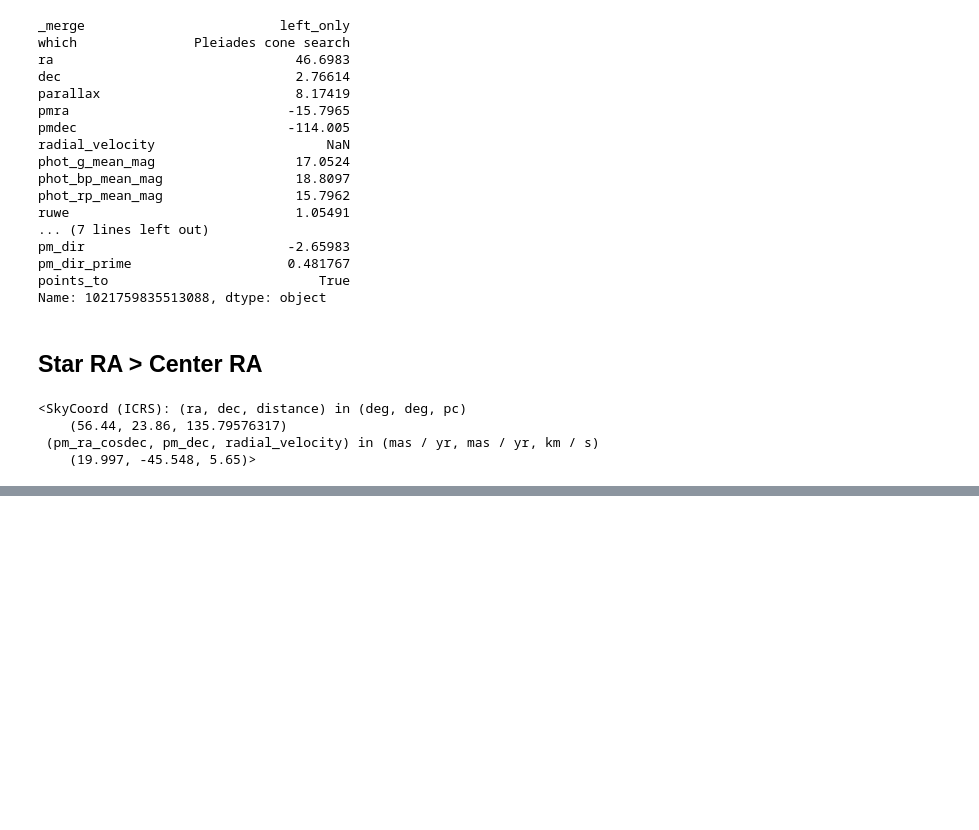
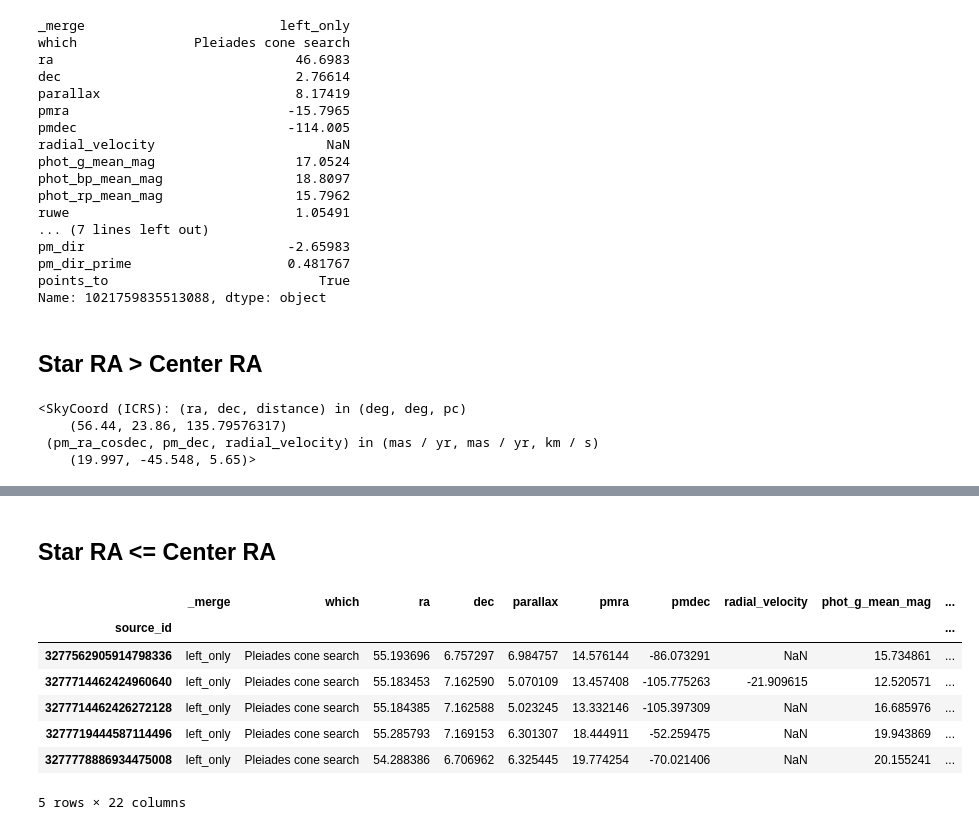
Before and after one commit to kevinmcmanus/runawaysearch, a Jupyter notebook: points_to_validation.ipynb, the cells around one changed output, grey strips where cells are left out. Saved outputs shown, nothing was run; the diff lists cells and outputs as text; code cells hidden in the pictures; blank space fills up the shorter version.

```diff
--- a/points_to_validation.ipynb
+++ b/points_to_validation.ipynb
@@ -202,0 +243,13 @@ search_results['Pleiades'].objs.query('ra > 56.44').tail()
+# %% [markdown]
+## Star RA <= Center RA
+# %%
+search_results['Pleiades'].objs.query('ra < 56.44 and points_to').tail()
+# %% [output]
+|  | _merge | which | ra | dec | parallax | pmra | pmdec | radial_velocity | phot_g_mean_mag | ... |
+| source_id |  |  |  |  |  |  |  |  |  | ... |
+| 3277562905914798336 | left_only | Pleiades cone search | 55.193696 | 6.757297 | 6.984757 | 14.576144 | -86.073291 | NaN | 15.734861 | ... |
+| 3277714462424960640 | left_only | Pleiades cone search | 55.183453 | 7.162590 | 5.070109 | 13.457408 | -105.775263 | -21.909615 | 12.520571 | ... |
+| 3277714462426272128 | left_only | Pleiades cone search | 55.184385 | 7.162588 | 5.023245 | 13.332146 | -105.397309 | NaN | 16.685976 | ... |
+| 3277719444587114496 | left_only | Pleiades cone search | 55.285793 | 7.169153 | 6.301307 | 18.444911 | -52.259475 | NaN | 19.943869 | ... |
+| 3277778886934475008 | left_only | Pleiades cone search | 54.288386 | 6.706962 | 6.325445 | 19.774254 | -70.021406 | NaN | 20.155241 | ... |
+5 rows × 22 columns
```
Also changed, not shown: parts of 18 cells of this notebook, 10 other files.
